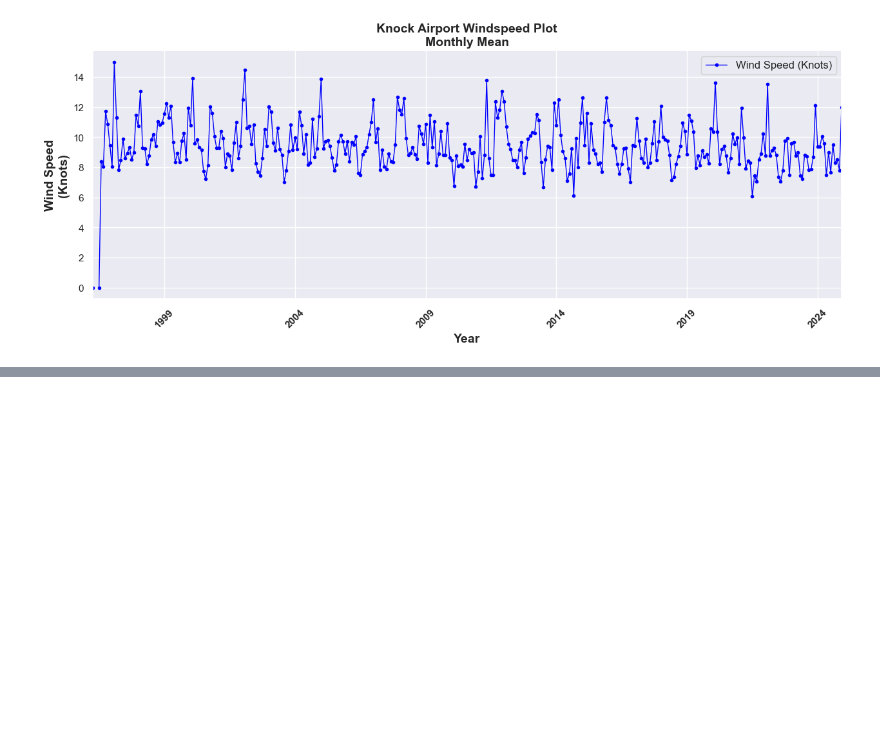
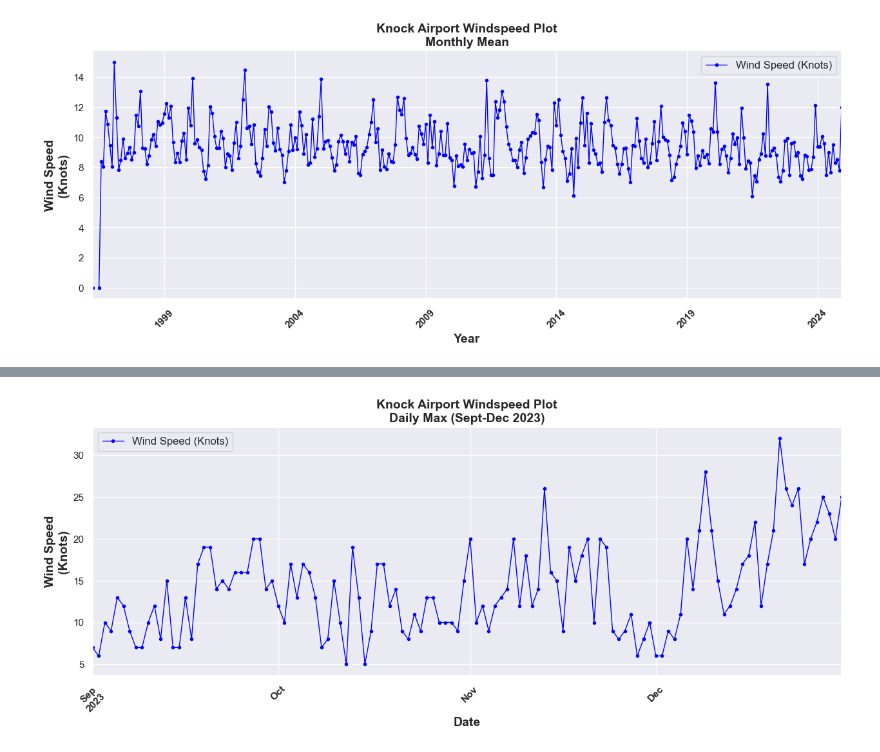
Before and after one commit to JBnkn/4369-programming-for-data-analytics, a Jupyter notebook: Assignments/assignment_6_Weather.ipynb, the cells around one changed output, grey strips where cells are left out. Saved outputs shown, nothing was run; the diff lists cells and outputs as text; code cells hidden in the pictures; blank space fills up the shorter version.

```diff
--- a/Assignments/assignment_6_Weather.ipynb
+++ b/Assignments/assignment_6_Weather.ipynb
@@ -156,0 +172,18 @@ plt.show()
+# %%
+daily_max_wind = df['wdsp'].resample('D').max()
+
+# let's look at a specific date range to make it more legible
+filtered_wind = daily_max_wind.loc['2023-09-01':'2023-12-31']
+
+# Plot the filtered data
+plt.figure(figsize=(15, 5))
+filtered_wind.plot(kind='line', label='Wind Speed (Knots)', color='blue', linewidth=1, marker='.')
+plt.title('Knock Airport Windspeed Plot\nDaily Max (Sept-Dec 2023)', fontsize=14, weight='bold')
+plt.xlabel('Date', fontsize=14, weight='bold')
+plt.ylabel('Wind Speed\n(Knots)', fontsize=14, weight='bold')
+plt.legend(fontsize=12)
+plt.xticks(rotation=45, weight='bold')
+plt.grid(True)
+plt.show()
+# %% [output]
+[figure, added]
```
Also changed, not shown: parts of 1 cell of this notebook.
